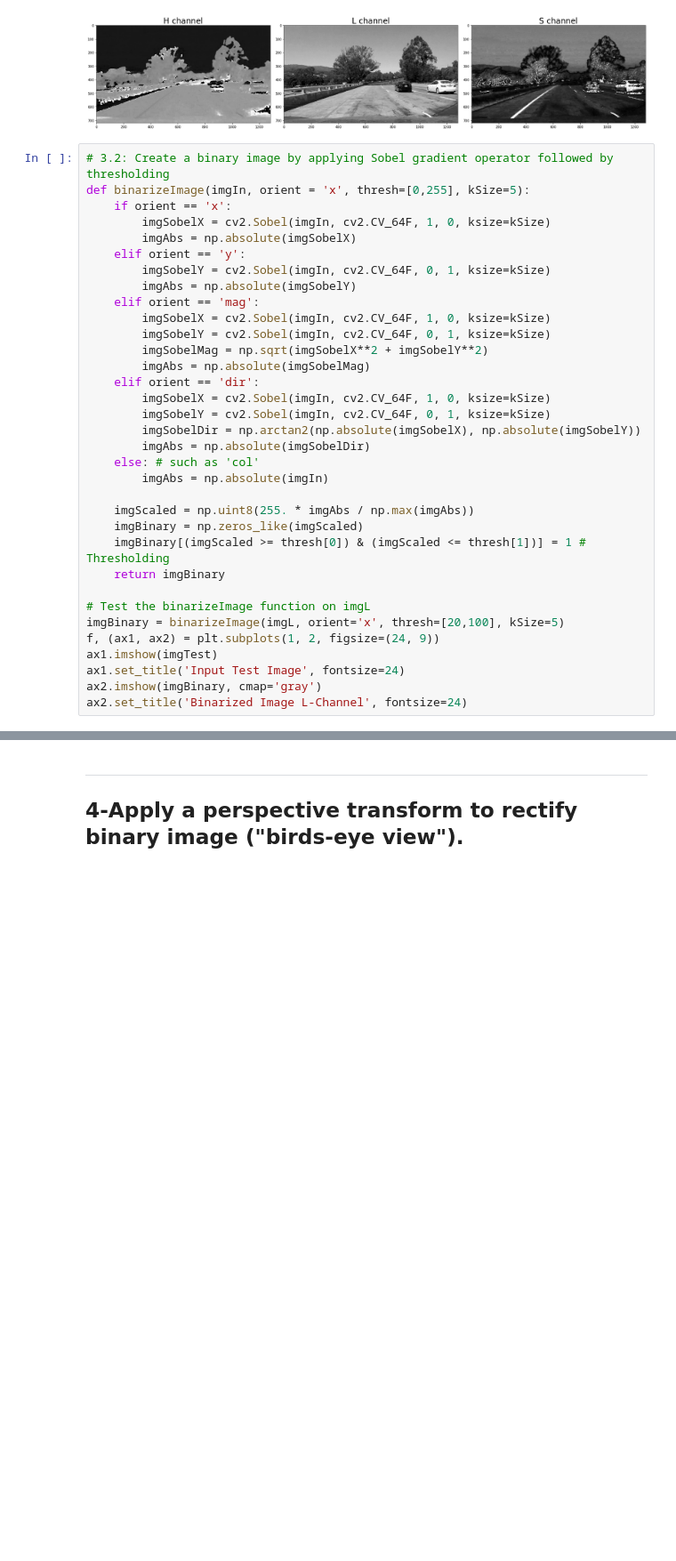
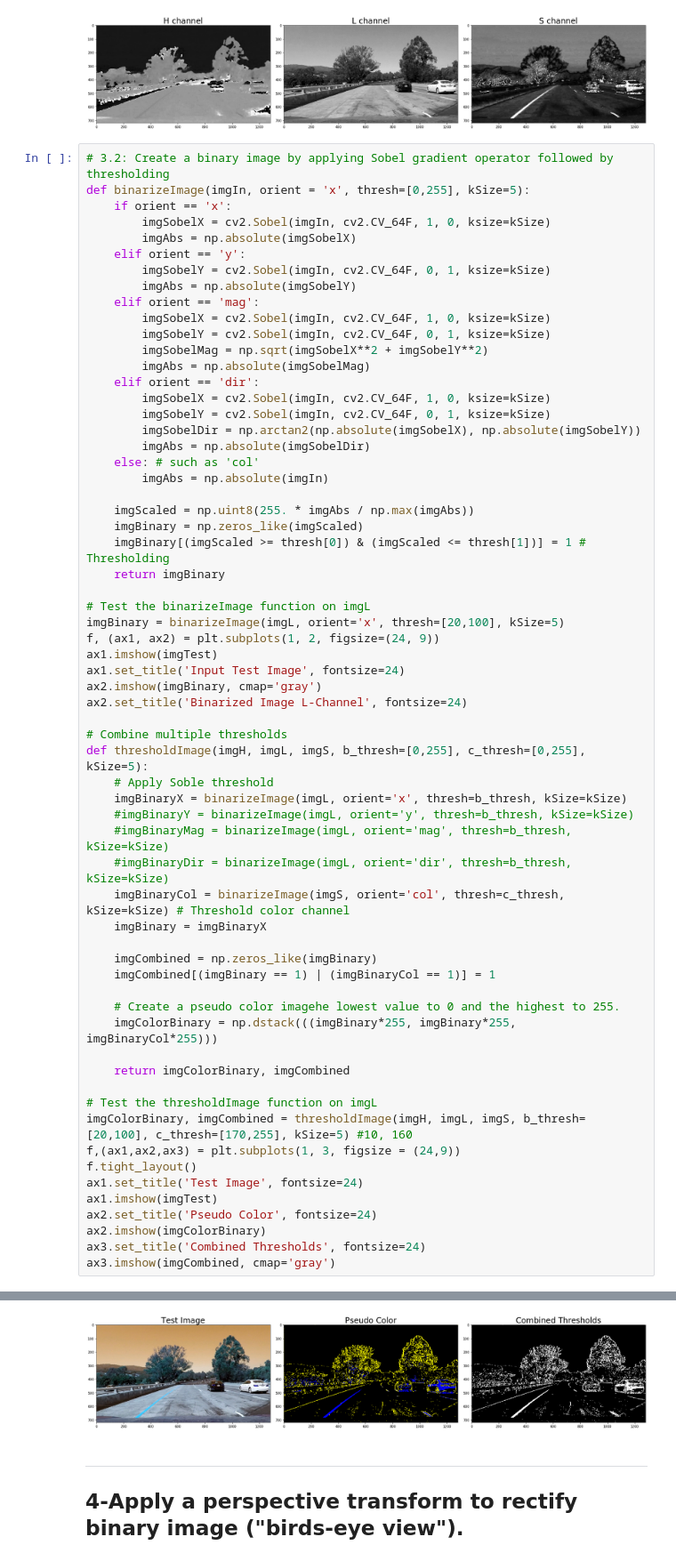
Before and after one commit to dringakn/CarND-Advanced-Lane-Lines, a Jupyter notebook: solution.ipynb, the cells around one changed output, grey strips where cells are left out. Shown at 89% size. Saved outputs shown, nothing was run; the diff lists cells and outputs as text; blank space fills up the shorter version.

```diff
--- a/solution.ipynb
+++ b/solution.ipynb
@@ -168,4 +168,33 @@ ax1.imshow(imgTest)
 ax1.set_title('Input Test Image', fontsize=24)
 ax2.imshow(imgBinary, cmap='gray')
 ax2.set_title('Binarized Image L-Channel', fontsize=24)
+
+# Combine multiple thresholds
+def thresholdImage(imgH, imgL, imgS, b_thresh=[0,255], c_thresh=[0,255], kSize=5):
+    # Apply Soble threshold
+    imgBinaryX = binarizeImage(imgL, orient='x', thresh=b_thresh, kSize=kSize)
+    #imgBinaryY = binarizeImage(imgL, orient='y', thresh=b_thresh, kSize=kSize)
+    #imgBinaryMag = binarizeImage(imgL, orient='mag', thresh=b_thresh, kSize=kSize)
+    #imgBinaryDir = binarizeImage(imgL, orient='dir', thresh=b_thresh, kSize=kSize)
+    imgBinaryCol = binarizeImage(imgS, orient='col', thresh=c_thresh, kSize=kSize) # Threshold color channel
+    imgBinary = imgBinaryX
+
+    imgCombined = np.zeros_like(imgBinary)
+    imgCombined[(imgBinary == 1) | (imgBinaryCol == 1)] = 1
+
+    # Create a pseudo color imagehe lowest value to 0 and the highest to 255.
+    imgColorBinary = np.dstack(((imgBinary*255, imgBinary*255, imgBinaryCol*255)))
+
+    return imgColorBinary, imgCombined
+
+# Test the thresholdImage function on imgL
+imgColorBinary, imgCombined = thresholdImage(imgH, imgL, imgS, b_thresh=[20,100], c_thresh=[170,255], kSize=5) #10, 160
+f,(ax1,ax2,ax3) = plt.subplots(1, 3, figsize = (24,9))
+f.tight_layout()
+ax1.set_title('Test Image', fontsize=24)
+ax1.imshow(imgTest)
+ax2.set_title('Pseudo Color', fontsize=24)
+ax2.imshow(imgColorBinary)
+ax3.set_title('Combined Thresholds', fontsize=24)
+ax3.imshow(imgCombined, cmap='gray')
 # %% [output]
@@ -173,4 +202,5 @@ Text(0.5, 1.0, 'Binarized Image L-Channel')
 [figure]
+[figure, added]
 # %% [markdown]
 ---
 ## 4-Apply a perspective transform to rectify binary image ("birds-eye view").
```
Also changed, not shown: parts of 1 cell of this notebook.
